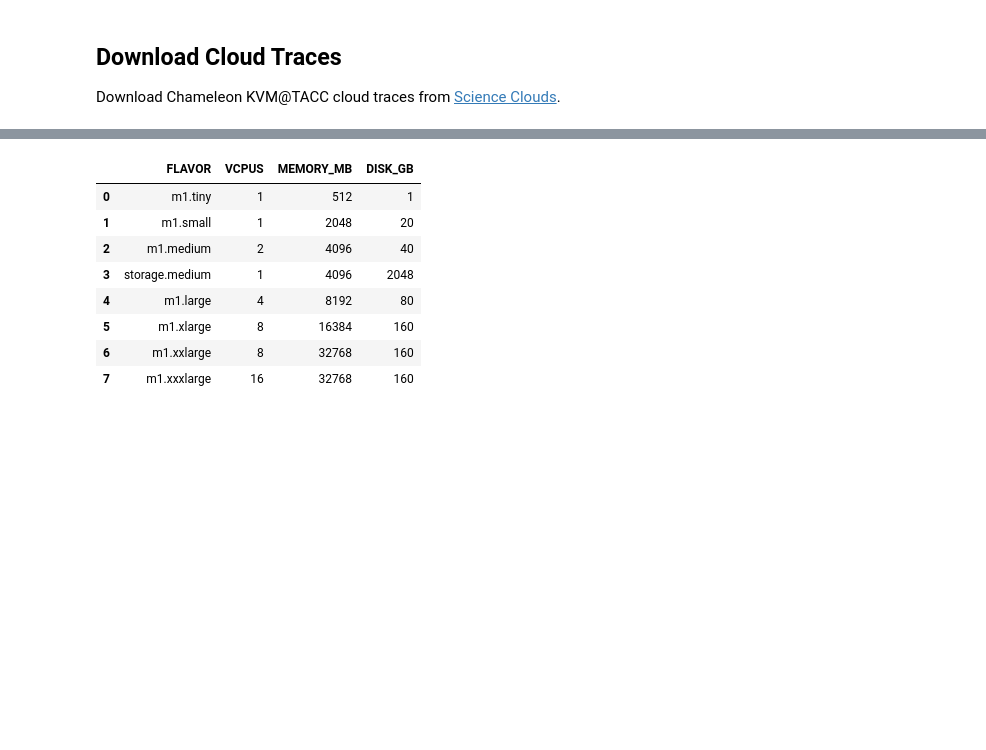
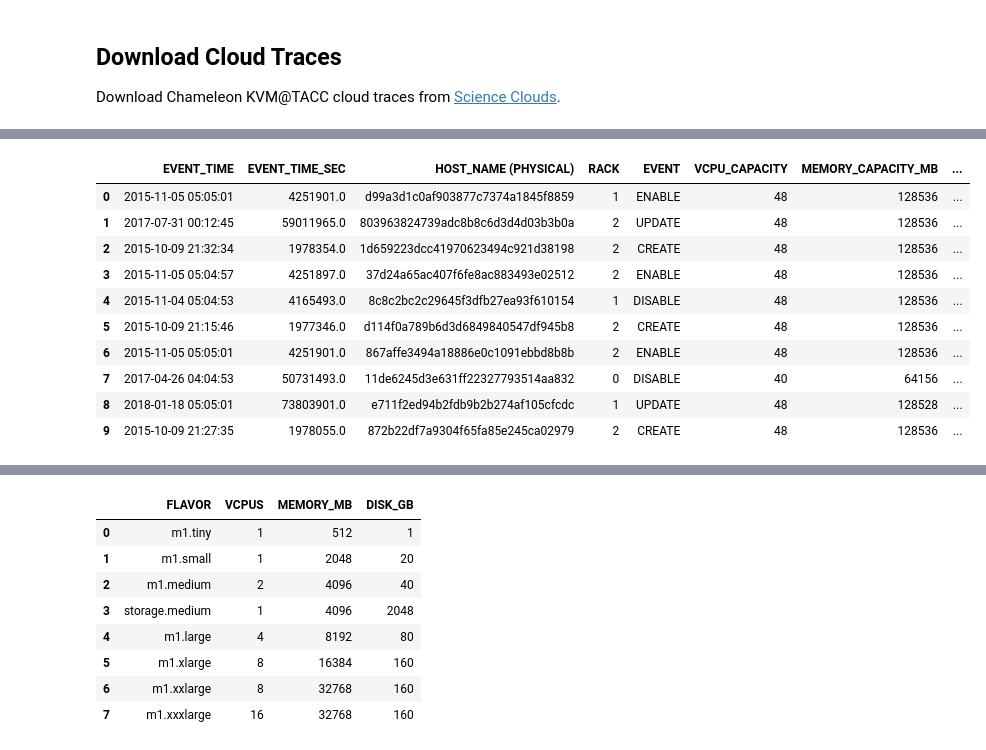
Before and after one commit to ChameleonCloud/starcompactor, a Jupyter notebook: ChameleonKVMCloudTraces.ipynb, the cells around one changed output, grey strips where cells are left out. Cells and saved outputs as stored; diff of their text form; code cells hidden in the pictures; blank space fills up the shorter version.

```diff
--- a/ChameleonKVMCloudTraces.ipynb
+++ b/ChameleonKVMCloudTraces.ipynb
@@ -47,0 +38,15 @@ Downloading and reading cloud traces completed successfully!
+# %%
+# show machine events
+machine_events_df.head(10)
+# %% [output]
+|  | EVENT_TIME | EVENT_TIME_SEC | HOST_NAME (PHYSICAL) | RACK | EVENT | VCPU_CAPACITY | MEMORY_CAPACITY_MB | ... |
+| 0 | 2015-11-05 05:05:01 | 4251901.0 | d99a3d1c0af903877c7374a1845f8859 | 1 | ENABLE | 48 | 128536 | ... |
+| 1 | 2017-07-31 00:12:45 | 59011965.0 | 803963824739adc8b8c6d3d4d03b3b0a | 2 | UPDATE | 48 | 128536 | ... |
+| 2 | 2015-10-09 21:32:34 | 1978354.0 | 1d659223dcc41970623494c921d38198 | 2 | CREATE | 48 | 128536 | ... |
+| 3 | 2015-11-05 05:04:57 | 4251897.0 | 37d24a65ac407f6fe8ac883493e02512 | 2 | ENABLE | 48 | 128536 | ... |
+| 4 | 2015-11-04 05:04:53 | 4165493.0 | 8c8c2bc2c29645f3dfb27ea93f610154 | 1 | DISABLE | 48 | 128536 | ... |
+| 5 | 2015-10-09 21:15:46 | 1977346.0 | d114f0a789b6d3d6849840547df945b8 | 2 | CREATE | 48 | 128536 | ... |
+| 6 | 2015-11-05 05:05:01 | 4251901.0 | 867affe3494a18886e0c1091ebbd8b8b | 2 | ENABLE | 48 | 128536 | ... |
+| 7 | 2017-04-26 04:04:53 | 50731493.0 | 11de6245d3e631ff22327793514aa832 | 0 | DISABLE | 40 | 64156 | ... |
+| 8 | 2018-01-18 05:05:01 | 73803901.0 | e711f2ed94b2fdb9b2b274af105cfcdc | 1 | UPDATE | 48 | 128528 | ... |
+| 9 | 2015-10-09 21:27:35 | 1978055.0 | 872b22df7a9304f65fa85e245ca02979 | 2 | CREATE | 48 | 128536 | ... |
```
Also changed, not shown: parts of 4 cells of this notebook, 13 other files.
